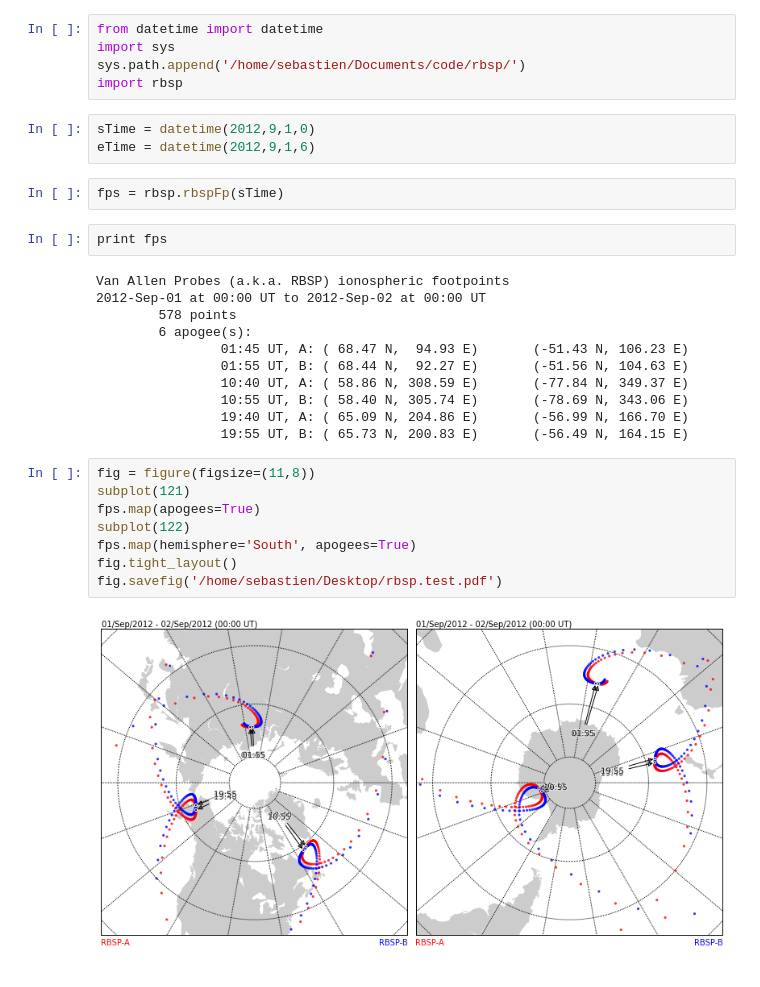
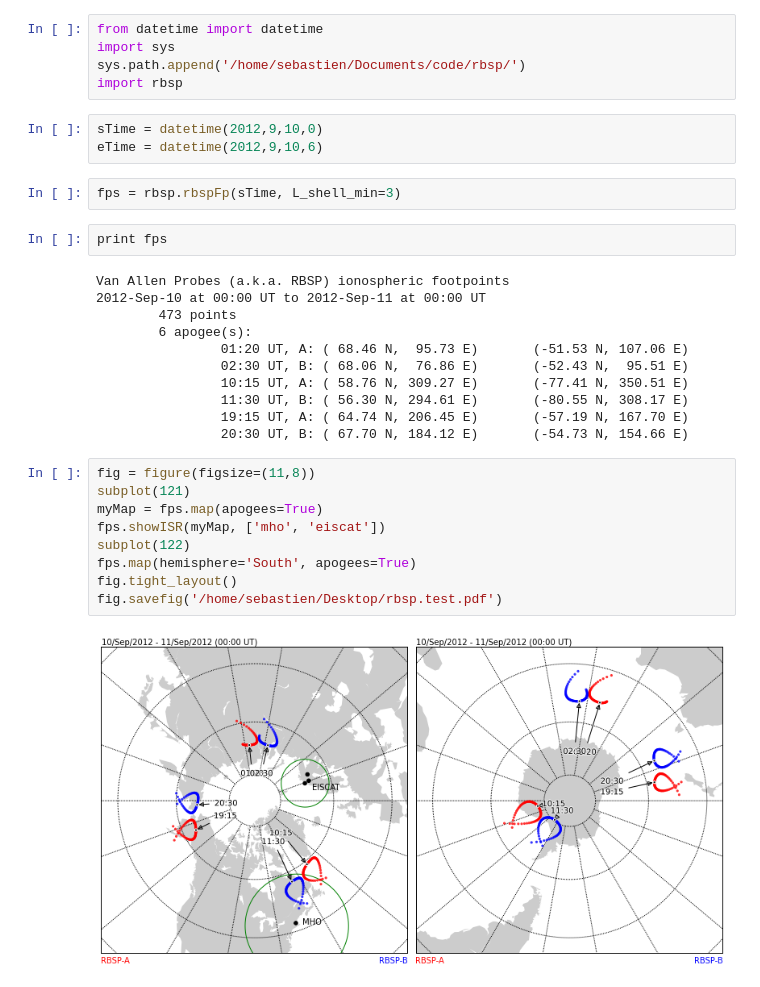
Before and after one commit to sdelarquier/code, a Jupyter notebook: notebooks/RBSP_dl.ipynb, the cells around one changed output. Cells and saved outputs as stored; diff of their text form.

Commit message:
fixed RBSP footpoint class

```diff
--- a/notebooks/RBSP_dl.ipynb
+++ b/notebooks/RBSP_dl.ipynb
@@ -99,30 +99,31 @@ import sys
 sys.path.append('/home/sebastien/Documents/code/rbsp/')
 import rbsp
 # %%
-sTime = datetime(2012,9,1,0)
-eTime = datetime(2012,9,1,6)
+sTime = datetime(2012,9,10,0)
+eTime = datetime(2012,9,10,6)
 # %%
-fps = rbsp.rbspFp(sTime)
+fps = rbsp.rbspFp(sTime, L_shell_min=3)
 # %%
 print fps
 # %% [output]
 Van Allen Probes (a.k.a. RBSP) ionospheric footpoints
-2012-Sep-01 at 00:00 UT to 2012-Sep-02 at 00:00 UT
-        578 points
+2012-Sep-10 at 00:00 UT to 2012-Sep-11 at 00:00 UT
+        473 points
         6 apogee(s):
-                01:45 UT, A: ( 68.47 N,  94.93 E)       (-51.43 N, 106.23 E)
-                01:55 UT, B: ( 68.44 N,  92.27 E)       (-51.56 N, 104.63 E)
-                10:40 UT, A: ( 58.86 N, 308.59 E)       (-77.84 N, 349.37 E)
-                10:55 UT, B: ( 58.40 N, 305.74 E)       (-78.69 N, 343.06 E)
-                19:40 UT, A: ( 65.09 N, 204.86 E)       (-56.99 N, 166.70 E)
-                19:55 UT, B: ( 65.73 N, 200.83 E)       (-56.49 N, 164.15 E)
+                01:20 UT, A: ( 68.46 N,  95.73 E)       (-51.53 N, 107.06 E)
+                02:30 UT, B: ( 68.06 N,  76.86 E)       (-52.43 N,  95.51 E)
+                10:15 UT, A: ( 58.76 N, 309.27 E)       (-77.41 N, 350.51 E)
+                11:30 UT, B: ( 56.30 N, 294.61 E)       (-80.55 N, 308.17 E)
+                19:15 UT, A: ( 64.74 N, 206.45 E)       (-57.19 N, 167.70 E)
+                20:30 UT, B: ( 67.70 N, 184.12 E)       (-54.73 N, 154.66 E)
 # %%
 fig = figure(figsize=(11,8))
 subplot(121)
-fps.map(apogees=True)
+myMap = fps.map(apogees=True)
+fps.showISR(myMap, ['mho', 'eiscat'])
 subplot(122)
 fps.map(hemisphere='South', apogees=True)
 fig.tight_layout()
 fig.savefig('/home/sebastien/Desktop/rbsp.test.pdf')
 # %% [output]
-[figure, old version]
+[figure, new version]
```
Also changed, not shown: parts of 1 cell of this notebook, 13 other files.
